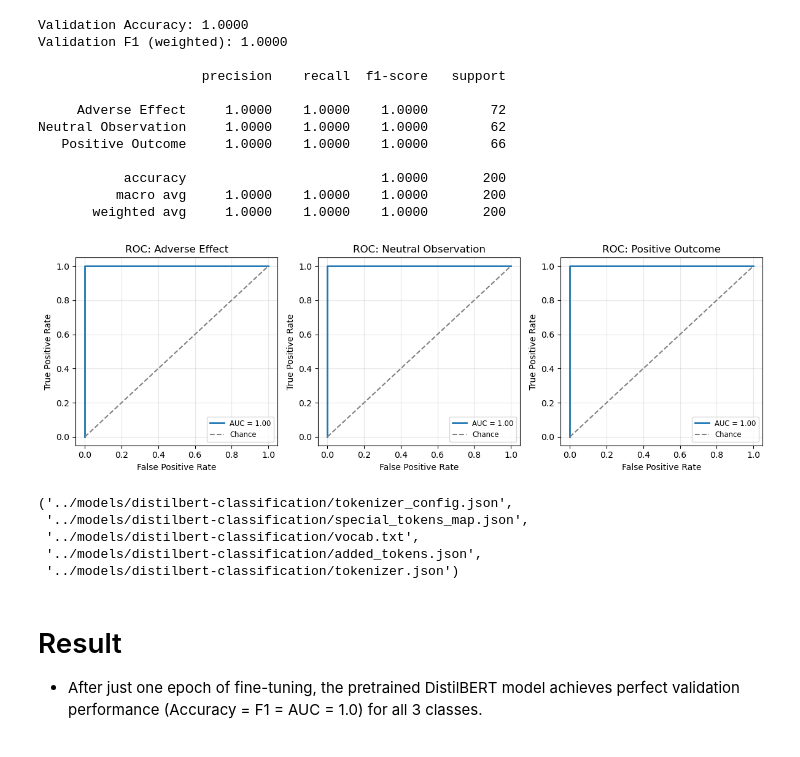
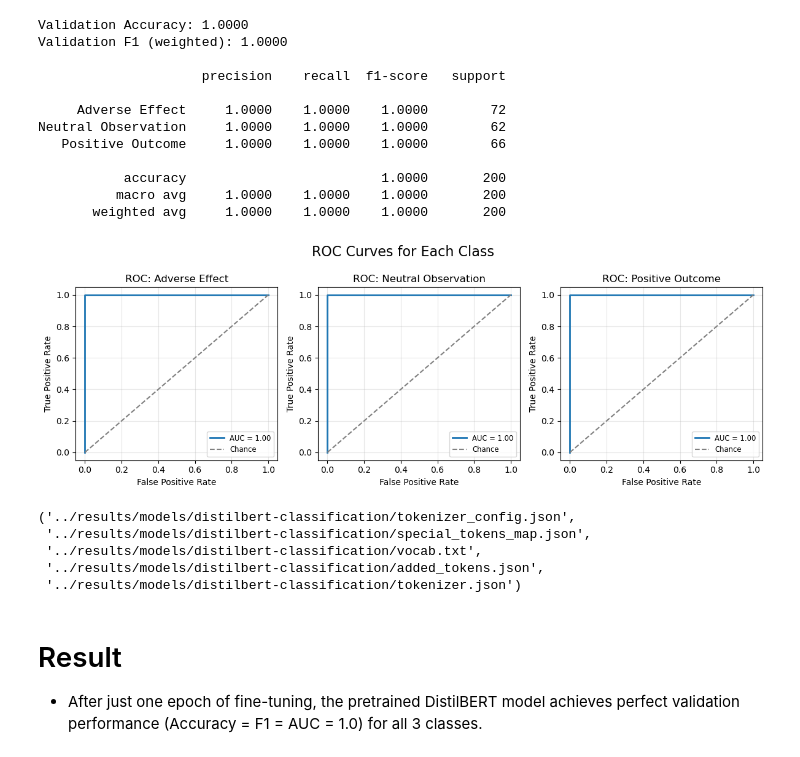
Before and after one commit to jmsung/bio-ml, a Jupyter notebook: clinical_report/sentence_classification/notebooks/classification_data.ipynb, the cells around one changed output. Cells and saved outputs as stored; diff of their text form; code cells hidden in the pictures.

Commit message:
update plots

```diff
--- a/clinical_report/sentence_classification/notebooks/classification_data.ipynb
+++ b/clinical_report/sentence_classification/notebooks/classification_data.ipynb
@@ -134,8 +132,8 @@ training_args = TrainingArguments(
     weight_decay=0.01,
 
     # Data
-    per_device_train_batch_size=32,
-    per_device_eval_batch_size=32,
+    per_device_train_batch_size=16,
+    per_device_eval_batch_size=16,
 
     # Training length
     num_train_epochs=1,
@@ -264,37 +264,40 @@ Neutral Observation     1.0000    1.0000    1.0000        62
 # %%
 # 14. ROC Curves for Each Class
 
 # 1) Softmax → probabilities → binarize for OvR ROC
 probs     = softmax(logits, axis=1)
 n_classes = probs.shape[1]
 y_bin     = label_binarize(y_true, classes=list(range(n_classes)))
 
 # 2) Plot each class’s ROC in its own subplot
 n_rows, n_cols = 1, n_classes
 fig, axes = plt.subplots(n_rows, n_cols, figsize=(4*n_cols, 4))
 axes = axes.flatten()
 
 for i, ax in enumerate(axes):
     fpr, tpr, _ = roc_curve(y_bin[:, i], probs[:, i])
     roc_auc     = auc(fpr, tpr)
 
     ax.plot(fpr, tpr, lw=2, label=f"AUC = {roc_auc:.2f}")
     ax.plot([0,1], [0,1], linestyle="--", color="gray", label="Chance")
     ax.set_title(f"ROC: {label_encoder.classes_[i]}")
     ax.set_xlabel("False Positive Rate")
     ax.set_ylabel("True Positive Rate")
     ax.legend(loc="lower right", fontsize="small")
     ax.grid(alpha=0.3)
 
 plt.tight_layout()
+plt.suptitle("ROC Curves for Each Class", fontsize=16, y=1.02)
+plt.subplots_adjust(top=0.85)  # Adjust top to make room for the title
+plt.savefig("../results/figs/roc_curves.png", dpi=300, bbox_inches="tight")
 plt.show()
 # %% [output]
-[figure, old version]
+[figure, new version]
 # %%
 # 15. Save Model and Tokenizer
 
 # 1) Make sure the directory exists
-out_dir = "../models/distilbert-classification"
+out_dir = "../results/models/distilbert-classification"
 os.makedirs(out_dir, exist_ok=True)
 
 # 2) Save the config and the state_dict yourself
@@ -304,11 +307,11 @@ torch.save(model.state_dict(), os.path.join(out_dir, "pytorch_model.bin"))
 # 3) Save the tokenizer
 tokenizer.save_pretrained(out_dir)
 # %% [output]
-('../models/distilbert-classification/tokenizer_config.json',
- '../models/distilbert-classification/special_tokens_map.json',
- '../models/distilbert-classification/vocab.txt',
- '../models/distilbert-classification/added_tokens.json',
- '../models/distilbert-classification/tokenizer.json')
+('../results/models/distilbert-classification/tokenizer_config.json',
+ '../results/models/distilbert-classification/special_tokens_map.json',
+ '../results/models/distilbert-classification/vocab.txt',
+ '../results/models/distilbert-classification/added_tokens.json',
+ '../results/models/distilbert-classification/tokenizer.json')
 # %% [markdown]
 # Result
 * After just one epoch of fine-tuning, the pretrained DistilBERT model achieves perfect validation performance (Accuracy = F1 = AUC = 1.0) for all 3 classes.
```
Also changed, not shown: parts of 5 cells of this notebook, 7 other files.
